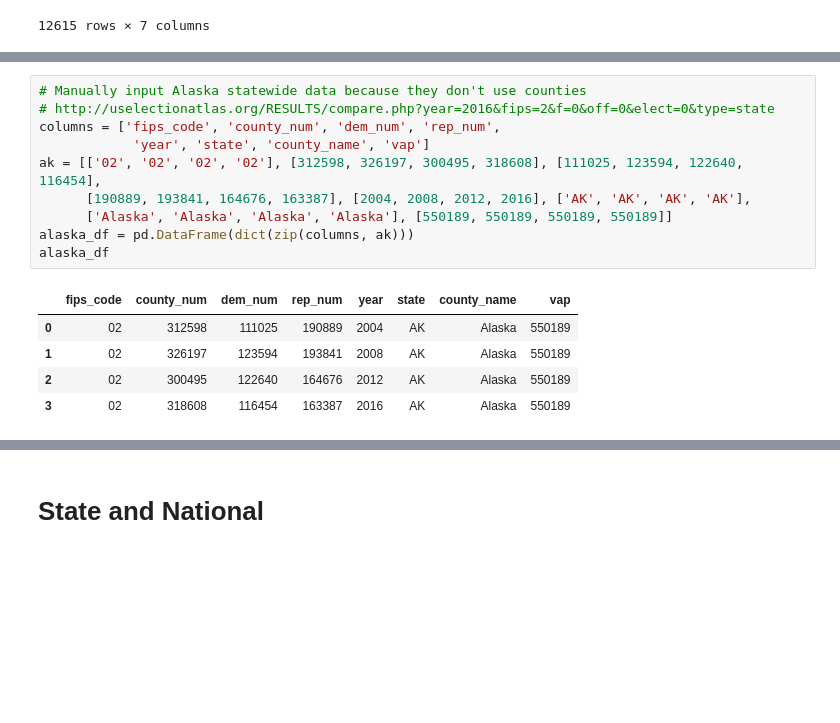
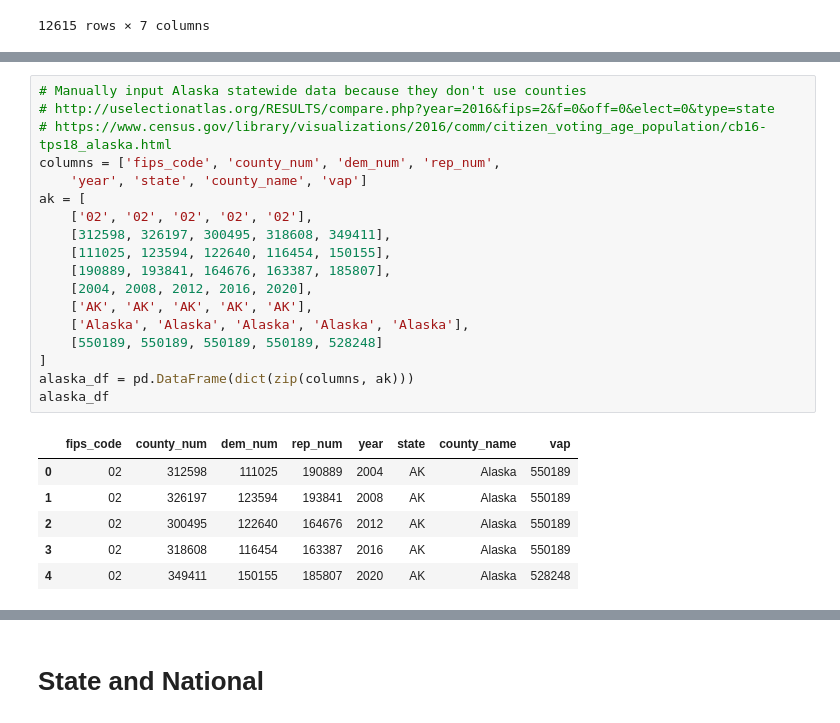
Before and after one commit to psthomas/election-vis, a Jupyter notebook: voting_national.ipynb, the cells around one changed output, grey strips where cells are left out. Drawn from its saved outputs; the diff is of its cells as text; blank space fills up the shorter version.

```diff
--- a/voting_national.ipynb
+++ b/voting_national.ipynb
@@ -418,19 +463,28 @@ set()
 # %%
 # Manually input Alaska statewide data because they don't use counties
 # http://uselectionatlas.org/RESULTS/compare.php?year=2016&fips=2&f=0&off=0&elect=0&type=state
+# https://www.census.gov/library/visualizations/2016/comm/citizen_voting_age_population/cb16-tps18_alaska.html
 columns = ['fips_code', 'county_num', 'dem_num', 'rep_num',
-            'year', 'state', 'county_name', 'vap']
-ak = [['02', '02', '02', '02'], [312598, 326197, 300495, 318608], [111025, 123594, 122640, 116454],
-      [190889, 193841, 164676, 163387], [2004, 2008, 2012, 2016], ['AK', 'AK', 'AK', 'AK'],
-      ['Alaska', 'Alaska', 'Alaska', 'Alaska'], [550189, 550189, 550189, 550189]]
+    'year', 'state', 'county_name', 'vap']
+ak = [
+    ['02', '02', '02', '02', '02'],
+    [312598, 326197, 300495, 318608, 349411],
+    [111025, 123594, 122640, 116454, 150155],
+    [190889, 193841, 164676, 163387, 185807],
+    [2004, 2008, 2012, 2016, 2020],
+    ['AK', 'AK', 'AK', 'AK', 'AK'],
+    ['Alaska', 'Alaska', 'Alaska', 'Alaska', 'Alaska'],
+    [550189, 550189, 550189, 550189, 528248]
+]
 alaska_df = pd.DataFrame(dict(zip(columns, ak)))
 alaska_df
 # %% [output]
 |  | fips_code | county_num | dem_num | rep_num | year | state | county_name | vap |
 | 0 | 02 | 312598 | 111025 | 190889 | 2004 | AK | Alaska | 550189 |
 | 1 | 02 | 326197 | 123594 | 193841 | 2008 | AK | Alaska | 550189 |
 | 2 | 02 | 300495 | 122640 | 164676 | 2012 | AK | Alaska | 550189 |
 | 3 | 02 | 318608 | 116454 | 163387 | 2016 | AK | Alaska | 550189 |
+| 4 | 02 | 349411 | 150155 | 185807 | 2020 | AK | Alaska | 528248 |
 # %%
 # Combine 2020 data with 2004-2016 data, get VAP data
 def get_yearcategory(el):
```
Also changed, not shown: parts of 13 cells of this notebook, 5 other files.
